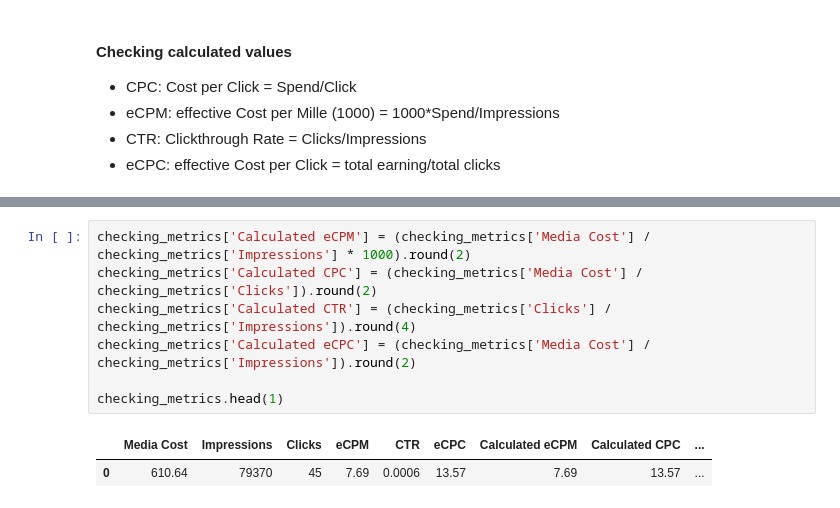
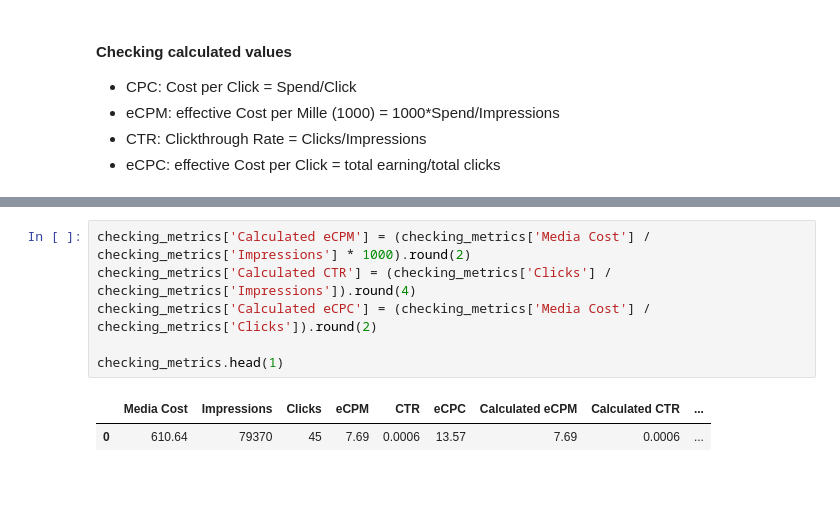
Before and after one commit to EzraGoldberg/portfolio-projects, a Jupyter notebook: 2. Tech Interview Prep/Weather Adtech Data Science/notebooks/Case_Study.ipynb, the cells around one changed output, grey strips where cells are left out. Cells and saved outputs as stored; diff of their text form.

Commit message:
Added eCPM, CTR and eCPC checking logic to further evaluate the data before beginning analysis

```diff
--- a/2. Tech Interview Prep/Weather Adtech Data Science/notebooks/Case_Study.ipynb
+++ b/2. Tech Interview Prep/Weather Adtech Data Science/notebooks/Case_Study.ipynb
@@ -318,10 +314,9 @@ checking_metrics.head(1)
 # %%
 checking_metrics['Calculated eCPM'] = (checking_metrics['Media Cost'] / checking_metrics['Impressions'] * 1000).round(2)
-checking_metrics['Calculated CPC'] = (checking_metrics['Media Cost'] / checking_metrics['Clicks']).round(2)
 checking_metrics['Calculated CTR'] = (checking_metrics['Clicks'] / checking_metrics['Impressions']).round(4)
-checking_metrics['Calculated eCPC'] = (checking_metrics['Media Cost'] / checking_metrics['Impressions']).round(2)
+checking_metrics['Calculated eCPC'] = (checking_metrics['Media Cost'] / checking_metrics['Clicks']).round(2)
 
 checking_metrics.head(1)
 # %% [output]
-|  | Media Cost | Impressions | Clicks | eCPM | CTR | eCPC | Calculated eCPM | Calculated CPC | ... |
-| 0 | 610.64 | 79370 | 45 | 7.69 | 0.0006 | 13.57 | 7.69 | 13.57 | ... |
+|  | Media Cost | Impressions | Clicks | eCPM | CTR | eCPC | Calculated eCPM | Calculated CTR | ... |
+| 0 | 610.64 | 79370 | 45 | 7.69 | 0.0006 | 13.57 | 7.69 | 0.0006 | ... |
```
Also changed, not shown: parts of 3 cells of this notebook.
